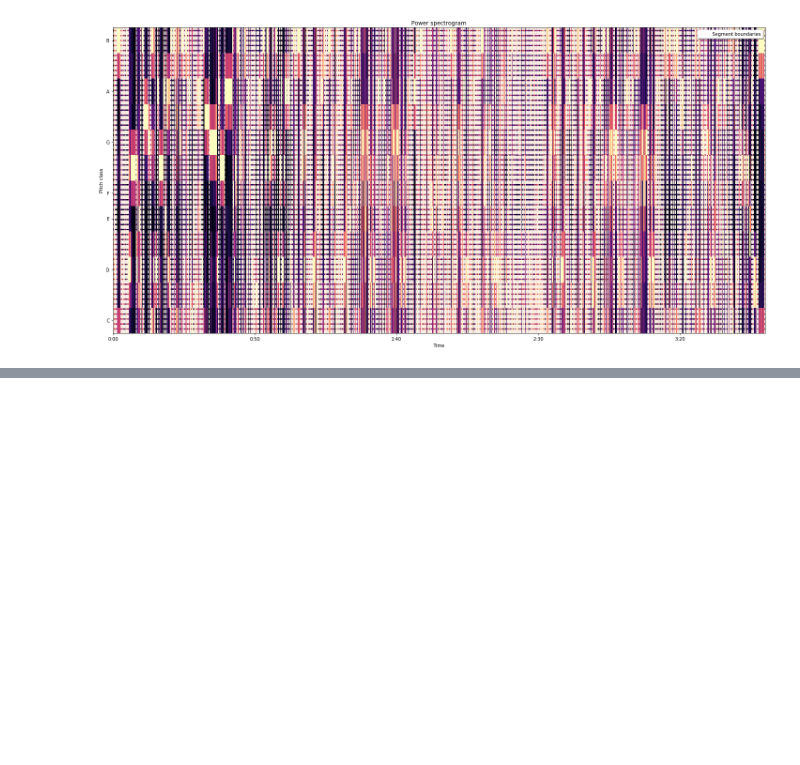
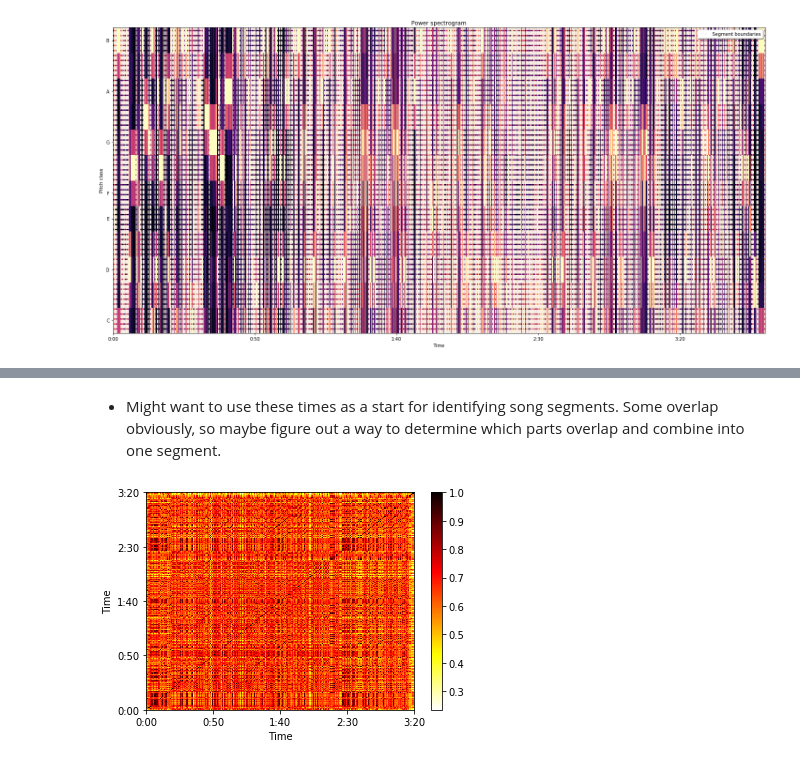
Before and after one commit to wvsharber/BeatMapSynthesizer, a Jupyter notebook: Music_analysis.ipynb, the cells around one changed output, grey strips where cells are left out. Cells and saved outputs as stored; diff of their text form; code cells hidden in the pictures; blank space fills up the shorter version.

```diff
--- a/Music_analysis.ipynb
+++ b/Music_analysis.ipynb
@@ -249,0 +260,2 @@ L_score, L_path = librosa.sequence.rqa(rec, np.inf, np.inf,
+# %%
+chroma, y, sr, song_length_sec = pc.create_chroma("./2144 (Shut Up and Dance - bennydabeast)/song.ogg")
@@ -249,0 +296,2 @@ L_score, L_path = librosa.sequence.rqa(rec, np.inf, np.inf,
+# %% [markdown]
+- Might want to use these times as a start for identifying song segments. Some overlap obviously, so maybe figure out a way to determine which parts overlap and combine into one segment.
@@ -249,0 +300,6 @@ L_score, L_path = librosa.sequence.rqa(rec, np.inf, np.inf,
+# %%
+time_time_similarity = sm.TimeTimeSimilarityMatrix(chroma, sr)
+# %%
+time_time_similarity.display()
+# %% [output]
+[figure, added]
```
Also changed, not shown: parts of 11 cells of this notebook, 8 other files.
